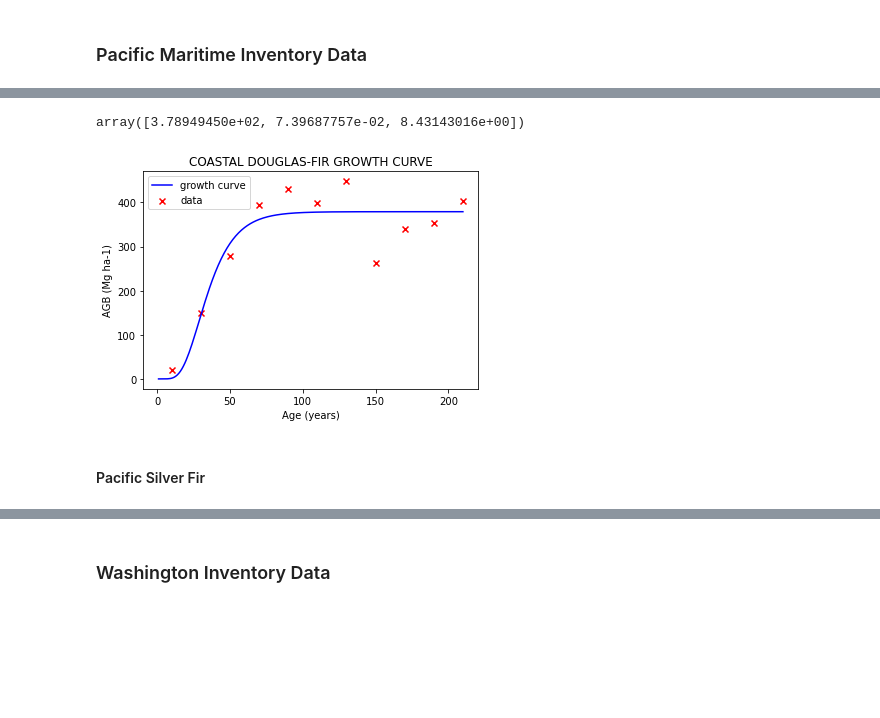
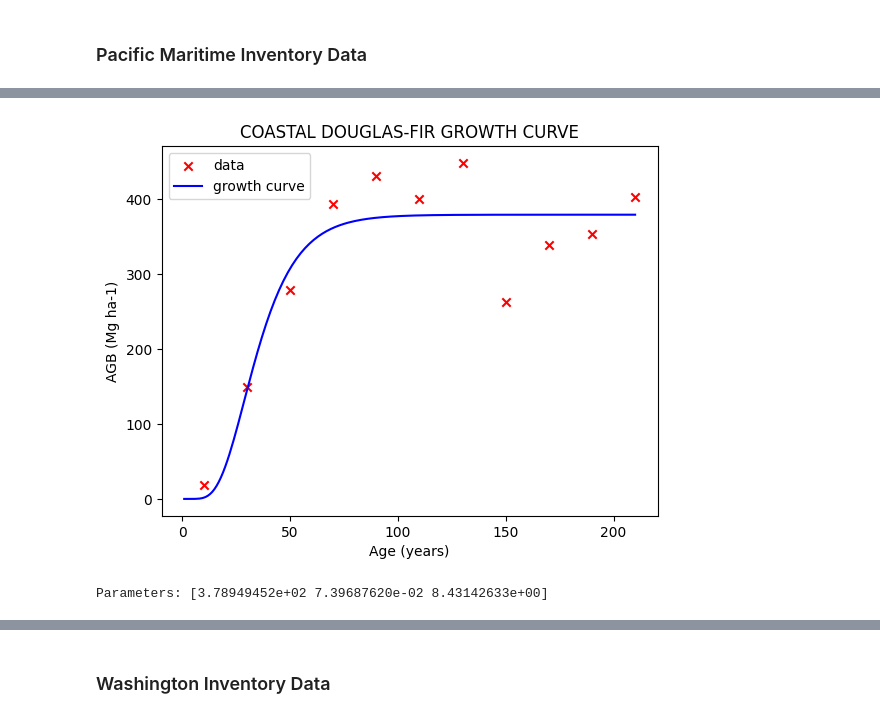
Before and after one commit to mHienp/GCBM.EmeraldEdge.Data, a Jupyter notebook: Tabular_Data/Chapman-Richards Growth Curves.ipynb, the cells around one changed output, grey strips where cells are left out. Saved outputs shown, nothing was run; the diff lists cells and outputs as text; code cells hidden in the pictures; blank space fills up the shorter version.

```diff
--- a/Tabular_Data/Chapman-Richards Growth Curves.ipynb
+++ b/Tabular_Data/Chapman-Richards Growth Curves.ipynb
@@ -105,26 +70,9 @@ plt.show()
 # %%
-# age
-x_data_cdf = np.array([10,30,50,70,90,110,130,150,170,190,210])
-# AGB
-y_data_cdf = np.array([19.18, 149.68, 278.83, 393.34, 431.07, 399.65, 447.97, 263.17, 339.13, 353.77, 402.94])
+coast_douglas = TreeSpecies('COASTAL DOUGLAS-FIR',
+                         [10,30,50,70,90,110,130,150,170,190,210],
+                         [19.18, 149.68, 278.83, 393.34, 431.07, 399.65, 447.97, 263.17, 339.13, 353.77, 402.94],
+                         [379.034604967986, 0.0737257060569323, 8.35388453276221])
+# %% [output]
+[figure, added]
+Parameters: [3.78949452e+02 7.39687620e-02 8.43142633e+00]
-# %%
-# [250, 0.5, 0.1]
-params_cdf, _ = curve_fit(growth_curve, x_data_cdf, y_data_cdf, [379.034604967986, 0.0737257060569323, 8.35388453276221])
-params_cdf
-# %% [output]
-array([3.78949450e+02, 7.39687757e-02, 8.43143016e+00])
-# %%
-plt.scatter(x_data_cdf, y_data_cdf, label='data', marker='x', c='r')
-x = np.linspace(1, 210, 210)
-plt.plot(x, growth_curve(x, *params_cdf), 'b-', label='growth curve')
-
-plt.title('COASTAL DOUGLAS-FIR GROWTH CURVE')
-plt.xlabel('Age (years)')
-plt.ylabel('AGB (Mg ha-1)')
-plt.legend()
-plt.show()
-# %% [output]
-[figure, removed]
-# %% [markdown]
-#### Pacific Silver Fir
 # %%
```
Also changed, not shown: parts of 37 cells of this notebook.
